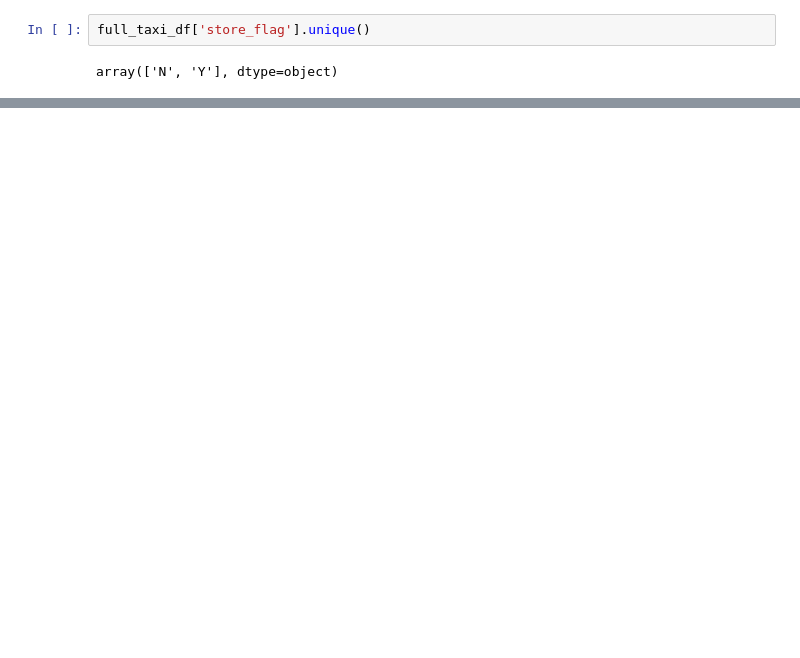
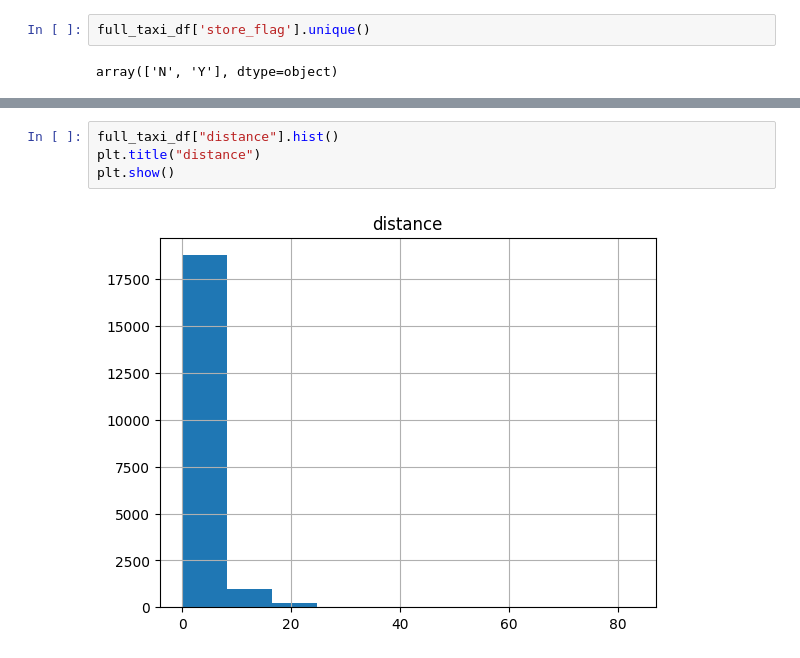
Before and after one commit to sbaidachni/dtsa5509, a Jupyter notebook: notebooks/final_project.ipynb, the cells around one changed output, grey strips where cells are left out. Drawn from its saved outputs; the diff is of its cells as text; blank space fills up the shorter version.

```diff
--- a/notebooks/final_project.ipynb
+++ b/notebooks/final_project.ipynb
@@ -228,3 +254,9 @@ full_taxi_df[(full_taxi_df['pickup_lat']>0)
+# %%
+full_taxi_df["distance"].hist()
+plt.title("distance")
+plt.show()
+# %% [output]
+[figure, added]
 # %%
 full_taxi_df[full_taxi_df['distance']==0]
 # %% [output]
```
Also changed, not shown: parts of 31 cells of this notebook, 1 other file.
